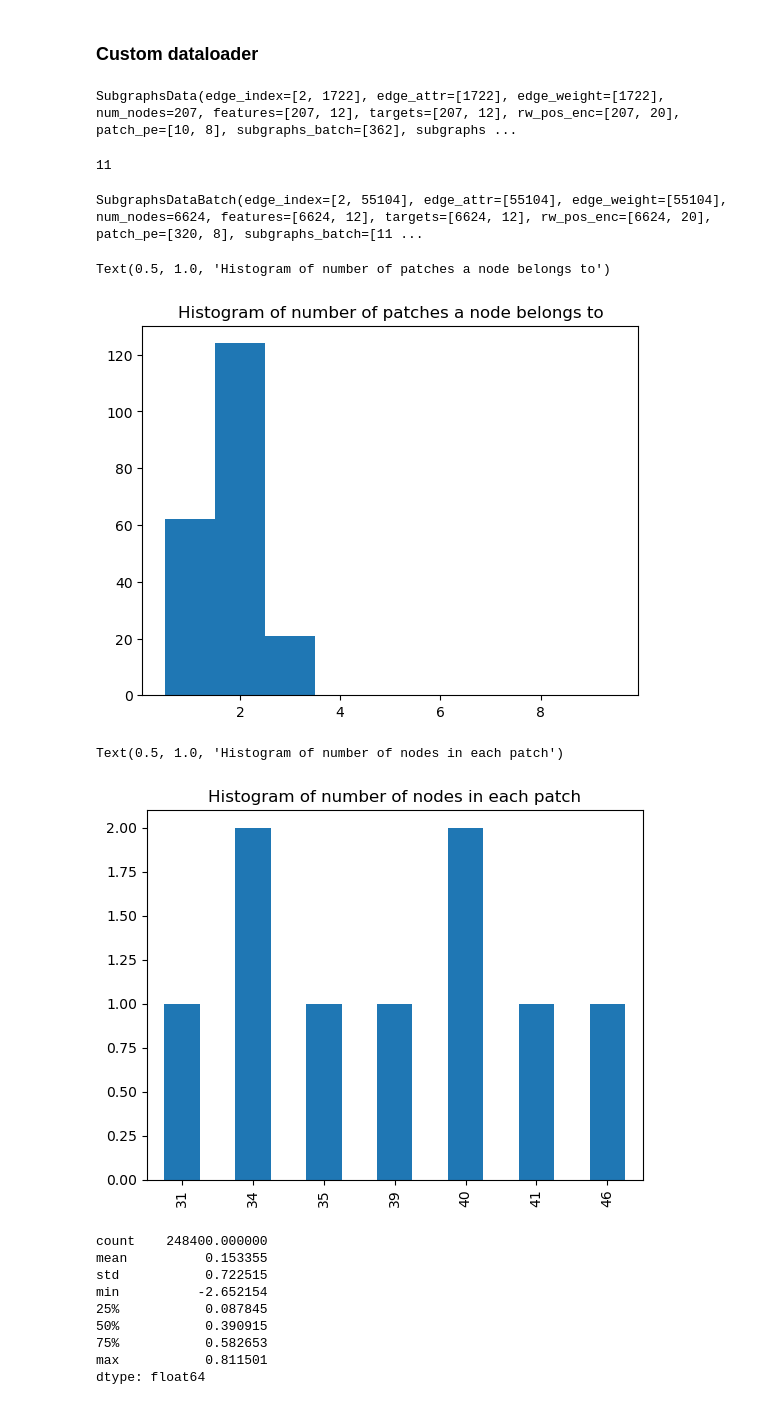
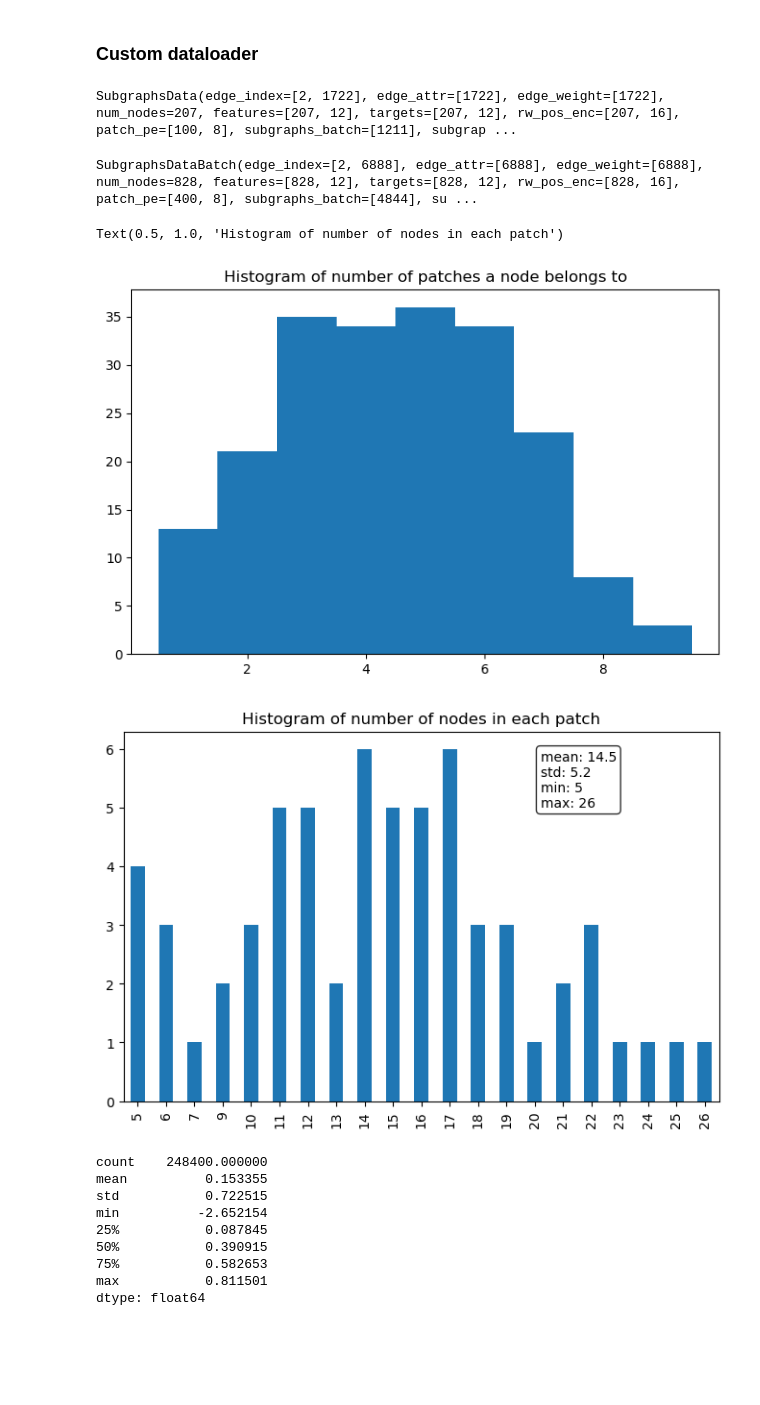
Before and after one commit to Mu-Bilal/Temporal-Graph-MLP-Mixer, a Jupyter notebook: src/TGMM-1/dev/dev1.ipynb, the cells around one changed output. Drawn from its saved outputs; the diff is of its cells as text; code cells hidden in the pictures; blank space fills up the shorter version.

```diff
--- a/src/TGMM-1/dev/dev1.ipynb
+++ b/src/TGMM-1/dev/dev1.ipynb
@@ -83,30 +83,17 @@ reload(dataset)
 from model.dataset import create_dataloaders
 from omegaconf import OmegaConf
 
-cfg = OmegaConf.load('/Users/luis/Desktop/ETH/Courses/AS24-DL/Project/Temporal-Graph-MLP-Mixer/src/TGMM-1/model/config.yaml')
+cfg = OmegaConf.load('/Users/luis/Desktop/ETH/Courses/AS24-DL/Project/Temporal-Graph-MLP-Mixer/src/TGMM-1/train/config.yaml')
 cfg = OmegaConf.merge(cfg, OmegaConf.load('/Users/luis/Desktop/ETH/Courses/AS24-DL/Project/Temporal-Graph-MLP-Mixer/src/TGMM-1/train/metrla.yaml'))
 
-train_loader, val_loader, test_loader = create_dataloaders(cfg, 'METRLA', max_len=100, train_size=0.9, val_size=0.1)
+train_loader, val_loader, test_loader = create_dataloaders(cfg)
 
 a = train_loader.dataset[0]
 a
 # %% [output]
-SubgraphsData(edge_index=[2, 1722], edge_attr=[1722], edge_weight=[1722], num_nodes=207, features=[207, 12], targets=[207, 12], rw_pos_enc=[207, 20], patch_pe=[10, 8], subgraphs_batch=[362], subgraphs ...
+SubgraphsData(edge_index=[2, 1722], edge_attr=[1722], edge_weight=[1722], num_nodes=207, features=[207, 12], targets=[207, 12], rw_pos_enc=[207, 16], patch_pe=[100, 8], subgraphs_batch=[1211], subgrap ...
-# %%
-len(train_loader)
-# %% [output]
-11
 # %%
 b = next(iter(train_loader))
 b
 # %% [output]
-SubgraphsDataBatch(edge_index=[2, 55104], edge_attr=[55104], edge_weight=[55104], num_nodes=6624, features=[6624, 12], targets=[6624, 12], rw_pos_enc=[6624, 20], patch_pe=[320, 8], subgraphs_batch=[11 ...
+SubgraphsDataBatch(edge_index=[2, 6888], edge_attr=[6888], edge_weight=[6888], num_nodes=828, features=[828, 12], targets=[828, 12], rw_pos_enc=[828, 16], patch_pe=[400, 8], subgraphs_batch=[4844], su ...
-# %%
-from matplotlib import pyplot as plt
-import pandas as pd
-
-pd.Series(a.subgraphs_nodes_mapper).value_counts().hist(grid=False, bins=9, range=(1, 10), align='left')
-plt.title("Histogram of number of patches a node belongs to")
-# %% [output]
-Text(0.5, 1.0, 'Histogram of number of patches a node belongs to')
-[figure, removed]
@@ -117,9 +100,30 @@ patch_node_map = [a.subgraphs_nodes_mapper[a.subgraphs_batch == i] for i in rang
-# %%
-pd.Series([len(p) for p in patch_node_map]).value_counts().sort_index().plot(kind='bar')
-plt.title("Histogram of number of nodes in each patch")
-# %% [output]
-Text(0.5, 1.0, 'Histogram of number of nodes in each patch')
-[figure, removed]
+# %%
+from matplotlib import pyplot as plt
+import pandas as pd
+
+subgraph_count = a.subgraphs_batch.max()
+patch_node_map = [a.subgraphs_nodes_mapper[a.subgraphs_batch == i] for i in range(subgraph_count)]
+
+plt.figure(figsize=(8, 5))
+pd.Series(a.subgraphs_nodes_mapper).value_counts().hist(grid=False, bins=9, range=(1, 10), align='left')
+plt.title("Histogram of number of patches a node belongs to")
+
+plt.figure(figsize=(8, 5))
+pd.Series([len(p) for p in patch_node_map]).value_counts().sort_index().plot(kind='bar')
+# Get statistics
+node_counts = pd.Series([len(p) for p in patch_node_map])
+stats = node_counts.describe()
+
+# Add stats text to plot
+stats_text = f"mean: {stats['mean']:.1f}\nstd: {stats['std']:.1f}\nmin: {stats['min']:.0f}\nmax: {stats['max']:.0f}"
+plt.text(0.7, 0.95, stats_text, transform=plt.gca().transAxes,
+         verticalalignment='top', bbox=dict(boxstyle='round', facecolor='white', alpha=0.8))
+
+plt.title("Histogram of number of nodes in each patch")
+# %% [output]
+Text(0.5, 1.0, 'Histogram of number of nodes in each patch')
+[figure, added]
+[figure, added]
 # %%
 """
 Going node-by-node or patch-by-patch doesn't matter, use leading dimension vectorization.
```
Also changed, not shown: parts of 1 cell of this notebook, 6 other files.
